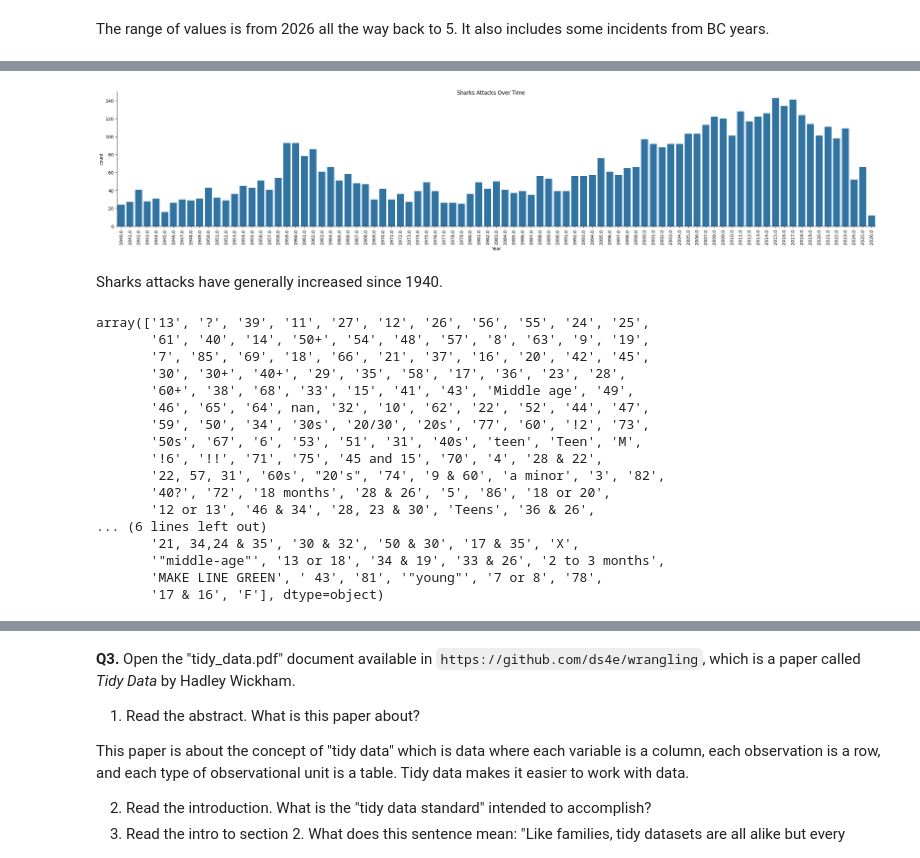
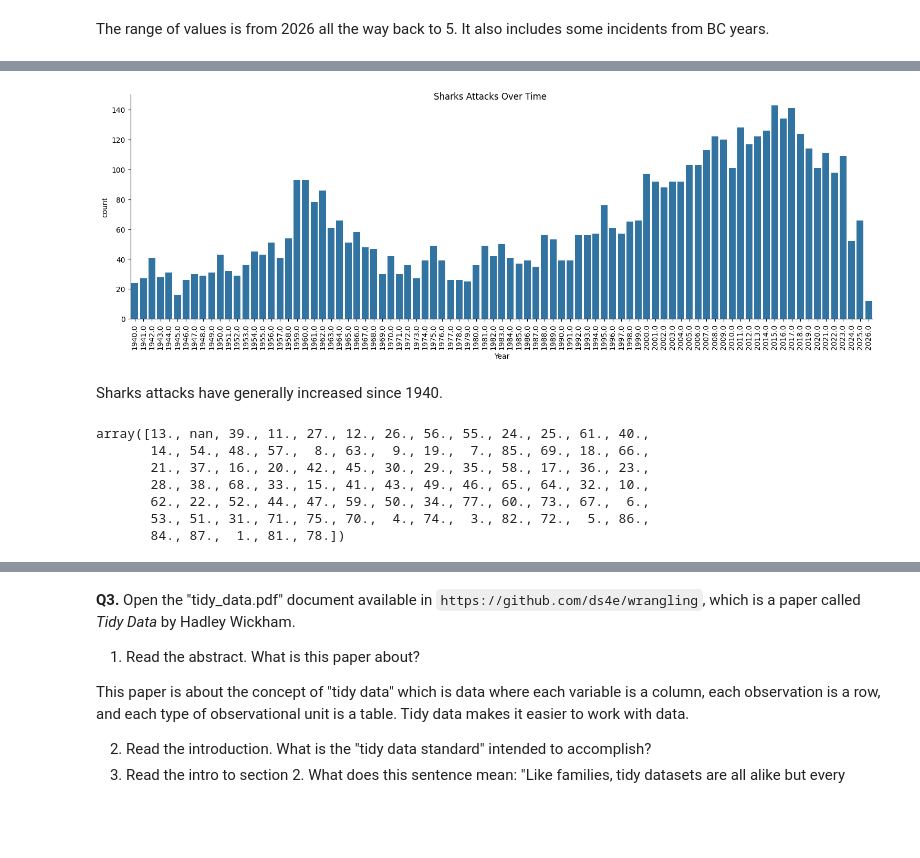
Before and after one commit to syd-nguyen/ds3021-assignments, a Jupyter notebook: assignments/01_assignment_wrangling_and_eda.ipynb, the cells around one changed output, grey strips where cells are left out. Saved outputs shown, nothing was run; the diff lists cells and outputs as text; code cells hidden in the pictures; blank space fills up the shorter version.

```diff
--- a/assignments/01_assignment_wrangling_and_eda.ipynb
+++ b/assignments/01_assignment_wrangling_and_eda.ipynb
@@ -96,7 +96,8 @@ np.int64(0)
 8. Is the attack more or less likely to be fatal when the attack is provoked or unprovoked? Thoughts?
 # %%
 #1
-SHARKS = pd.read_csv('../data/sharksDownloaded.csv')
+# read_execel works
+SHARKS = pd.read_excel('../data/GSAF5.xls')
 
 #2
 SHARKS.dropna(axis='columns', how='all', inplace=True)
@@ -158,38 +165,38 @@ array([2026., 2016., 2025., 2024., 2023., 2022., 2021., 2020., 2019.,
 # %%
 # filter rows to only include years > 1940
 SHARKS2 = SHARKS.copy()
 SHARKS2 = SHARKS[SHARKS['Year'] >= 1940]
 
 # plot to see trend over time
 counts = SHARKS2['Year'].value_counts().to_frame()
-sns.catplot(counts, kind='bar', x='Year', y='count', aspect=5)
+sns.catplot(counts, kind='bar', x='Year', y='count', aspect=3)
 plt.xticks(rotation=90)
 plt.suptitle("Sharks Attacks Over Time")
 plt.show()
 # %% [output]
-[figure, old version]
+[figure, new version]
 # %% [markdown]
 Sharks attacks have generally increased since 1940.
 # %%
 # 5
 
-# code to find weird things
-SHARKS2['Age'].unique()
+# code to find and fix weird things
+# anything that is weird becomes nan for simplicity
+agesInData = SHARKS2['Age'].unique()
+weirdAges = []
+for age in agesInData:
+    if not str(age).isdigit():
+        weirdAges.append(age)
+
+SHARKS3 = SHARKS2.copy()
+SHARKS3['Age'] = SHARKS3['Age'].replace(weirdAges, np.nan)
+SHARKS3['Age'] = SHARKS3['Age'].astype(float)
+SHARKS3['Age'].unique()
 # %% [output]
-array(['13', '?', '39', '11', '27', '12', '26', '56', '55', '24', '25',
-       '61', '40', '14', '50+', '54', '48', '57', '8', '63', '9', '19',
-       '7', '85', '69', '18', '66', '21', '37', '16', '20', '42', '45',
-       '30', '30+', '40+', '29', '35', '58', '17', '36', '23', '28',
-       '60+', '38', '68', '33', '15', '41', '43', 'Middle age', '49',
-       '46', '65', '64', nan, '32', '10', '62', '22', '52', '44', '47',
-       '59', '50', '34', '30s', '20/30', '20s', '77', '60', '!2', '73',
-       '50s', '67', '6', '53', '51', '31', '40s', 'teen', 'Teen', 'M',
-       '!6', '!!', '71', '75', '45 and 15', '70', '4', '28 & 22',
-       '22, 57, 31', '60s', "20's", '74', '9 & 60', 'a minor', '3', '82',
-       '40?', '72', '18 months', '28 & 26', '5', '86', '18 or 20',
-       '12 or 13', '46 & 34', '28, 23 & 30', 'Teens', '36 & 26',
-... (6 lines left out)
-       '21, 34,24 & 35', '30 & 32', '50 & 30', '17 & 35', 'X',
-       '"middle-age"', '13 or 18', '34 & 19', '33 & 26', '2 to 3 months',
-       'MAKE LINE GREEN', ' 43', '81', '"young"', '7 or 8', '78',
-       '17 & 16', 'F'], dtype=object)
+array([13., nan, 39., 11., 27., 12., 26., 56., 55., 24., 25., 61., 40.,
+       14., 54., 48., 57.,  8., 63.,  9., 19.,  7., 85., 69., 18., 66.,
+       21., 37., 16., 20., 42., 45., 30., 29., 35., 58., 17., 36., 23.,
+       28., 38., 68., 33., 15., 41., 43., 49., 46., 65., 64., 32., 10.,
+       62., 22., 52., 44., 47., 59., 50., 34., 77., 60., 73., 67.,  6.,
+       53., 51., 31., 71., 75., 70.,  4., 74.,  3., 82., 72.,  5., 86.,
+       84., 87.,  1., 81., 78.])
```
Also changed, not shown: parts of 10 cells of this notebook.
